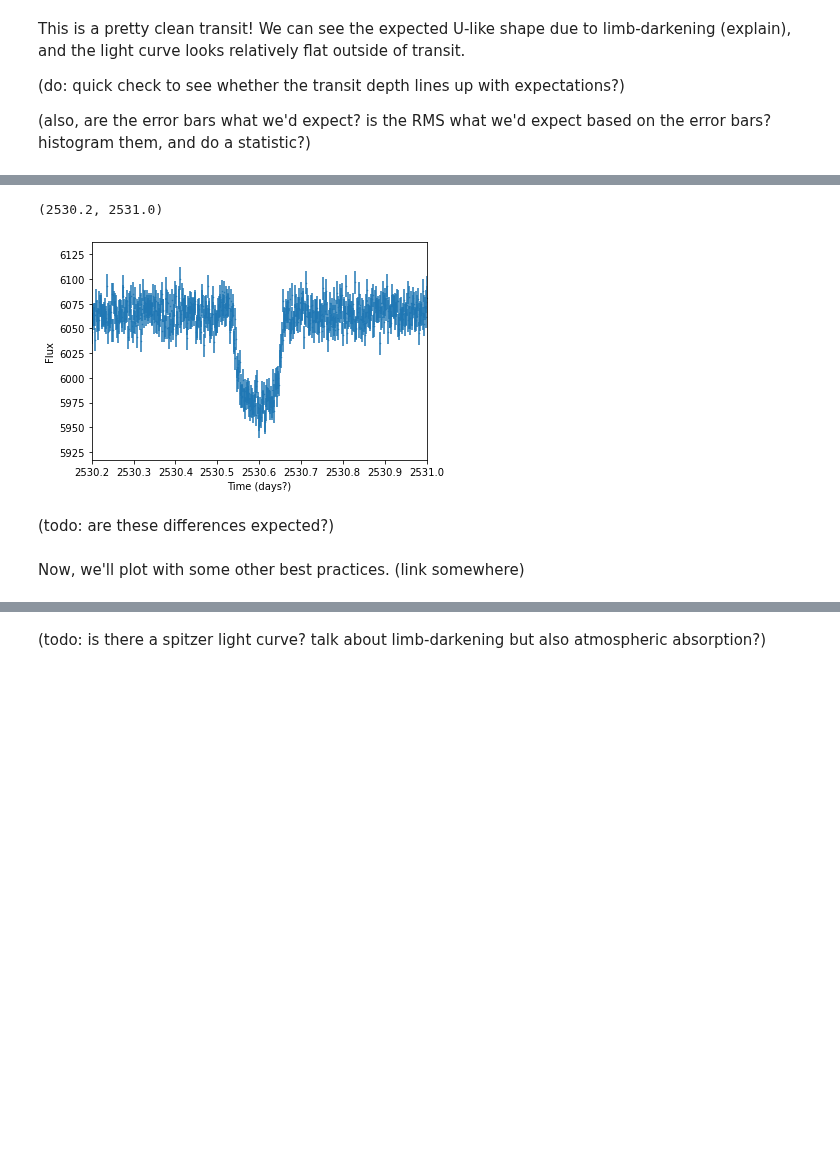
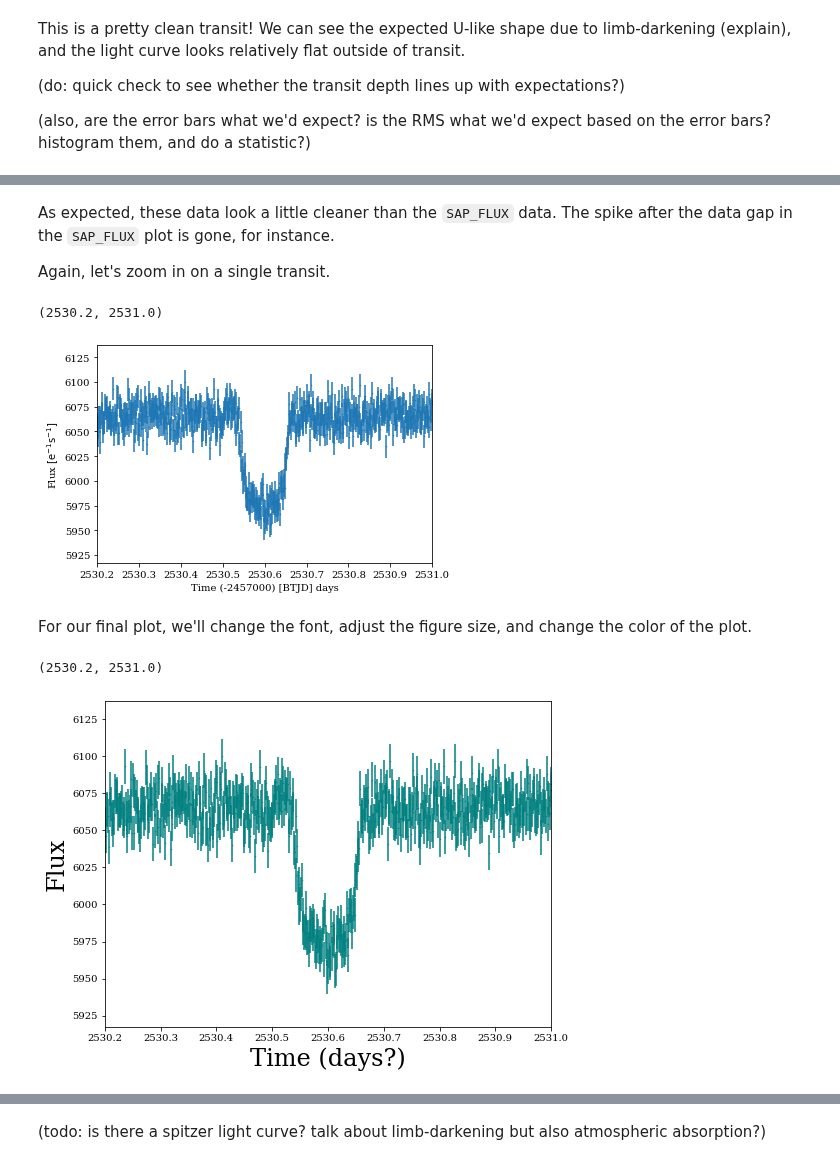
Before and after one commit to arjunsavel/notebooks-stsci, a Jupyter notebook: notebooks/MAST/plot_exoplanet_lightcurves/plot_exoplanet_lightcurves.ipynb, the cells around one changed output, grey strips where cells are left out. Cells and saved outputs as stored; diff of their text form; code cells hidden in the pictures; blank space fills up the shorter version.

```diff
--- a/notebooks/MAST/plot_exoplanet_lightcurves/plot_exoplanet_lightcurves.ipynb
+++ b/notebooks/MAST/plot_exoplanet_lightcurves/plot_exoplanet_lightcurves.ipynb
@@ -413,0 +424,16 @@ Again, let's zoom in on a single transit.
+# %% [markdown]
+As expected, these data look a little cleaner than the `SAP_FLUX` data. The spike after the data gap in the `SAP_FLUX` plot is gone, for instance.
+
+Again, let's zoom in on a single transit.
+# %%
+plt.errorbar(data_table['TIME'], data_table['PDCSAP_FLUX'], data_table['PDCSAP_FLUX_ERR'], ms=1, fmt='.')
+
+plt.xlabel('Time (-2457000) [BTJD] days')
+plt.ylabel(r'Flux $\rm [e^{-1}s^{-1}]$') # should I describe LaTeX strings here?
+
+plt.xlim(2530.2, 2531)
+# %% [output]
+(2530.2, 2531.0)
+[figure, added]
+# %% [markdown]
+For our final plot, we'll change the font, adjust the figure size, and change the color of the plot.
@@ -414,15 +446,13 @@ Again, let's zoom in on a single transit.
 # %%
-plt.errorbar(t['TIME'], t['PDCSAP_FLUX'], t['PDCSAP_FLUX_ERR'], ms=1, fmt='.')
+plt.figure(figsize=(8,6))
+plt.errorbar(data_table['TIME'], data_table['PDCSAP_FLUX'], data_table['PDCSAP_FLUX_ERR'],
+             ms=1, fmt='.', color='teal')
 
-plt.xlabel('Time (days?)') # todo: check days
-plt.ylabel('Flux') # todo: units
+plt.xlabel('Time (days?)', fontsize=24) # todo: check days
+plt.ylabel('Flux', fontsize=24) # todo: units
 
 plt.xlim(2530.2, 2531)
 # plt.ylim(5050, 5225)
 # %% [output]
 (2530.2, 2531.0)
-[figure, old version]
+[figure, new version]
-# %% [markdown]
-(todo: are these differences expected?)
-# %% [markdown]
-Now, we'll plot with some other best practices. (link somewhere)
```
Also changed, not shown: parts of 59 cells of this notebook.
